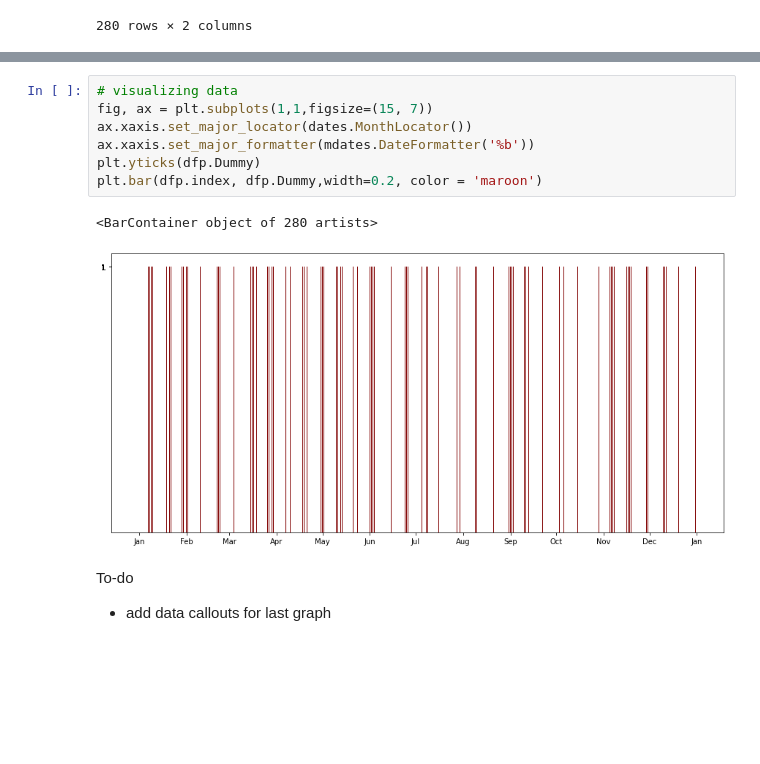
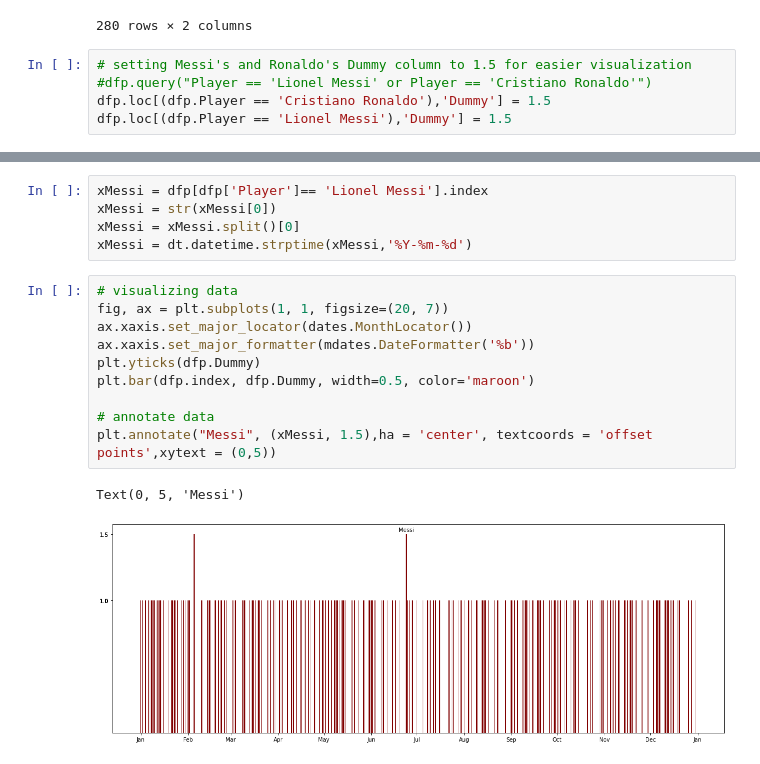
Before and after one commit to Bonkkeli/footballers-birthmonth, a Jupyter notebook: footballers-birthmonth.ipynb, the cells around one changed output, grey strips where cells are left out. Cells and saved outputs as stored; diff of their text form; blank space fills up the shorter version.

Commit message:
update notebook graph with annotation

```diff
--- a/footballers-birthmonth.ipynb
+++ b/footballers-birthmonth.ipynb
@@ -139,3 +140,8 @@ dfp
 | 1900-12-28 | Marcos Alonso | 1 |
 | 1900-12-31 | Sir Alex Ferguson | 1 |
 280 rows × 2 columns
+# %%
+# setting Messi's and Ronaldo's Dummy column to 1.5 for easier visualization
+#dfp.query("Player == 'Lionel Messi' or Player == 'Cristiano Ronaldo'")
+dfp.loc[(dfp.Player == 'Cristiano Ronaldo'),'Dummy'] = 1.5
+dfp.loc[(dfp.Player == 'Lionel Messi'),'Dummy'] = 1.5
@@ -142,13 +156,18 @@ dfp
+# %%
+xMessi = dfp[dfp['Player']== 'Lionel Messi'].index
+xMessi = str(xMessi[0])
+xMessi = xMessi.split()[0]
+xMessi = dt.datetime.strptime(xMessi,'%Y-%m-%d')
 # %%
 # visualizing data
-fig, ax = plt.subplots(1,1,figsize=(15, 7))
+fig, ax = plt.subplots(1, 1, figsize=(20, 7))
 ax.xaxis.set_major_locator(dates.MonthLocator())
 ax.xaxis.set_major_formatter(mdates.DateFormatter('%b'))
 plt.yticks(dfp.Dummy)
-plt.bar(dfp.index, dfp.Dummy,width=0.2, color = 'maroon')
+plt.bar(dfp.index, dfp.Dummy, width=0.5, color='maroon')
+
+# annotate data
+plt.annotate("Messi", (xMessi, 1.5),ha = 'center', textcoords = 'offset points',xytext = (0,5))
 # %% [output]
-<BarContainer object of 280 artists>
+Text(0, 5, 'Messi')
-[figure, old version]
+[figure, new version]
-# %% [markdown]
-To-do
-- add data callouts for last graph
```
Also changed, not shown: parts of 2 cells of this notebook.
